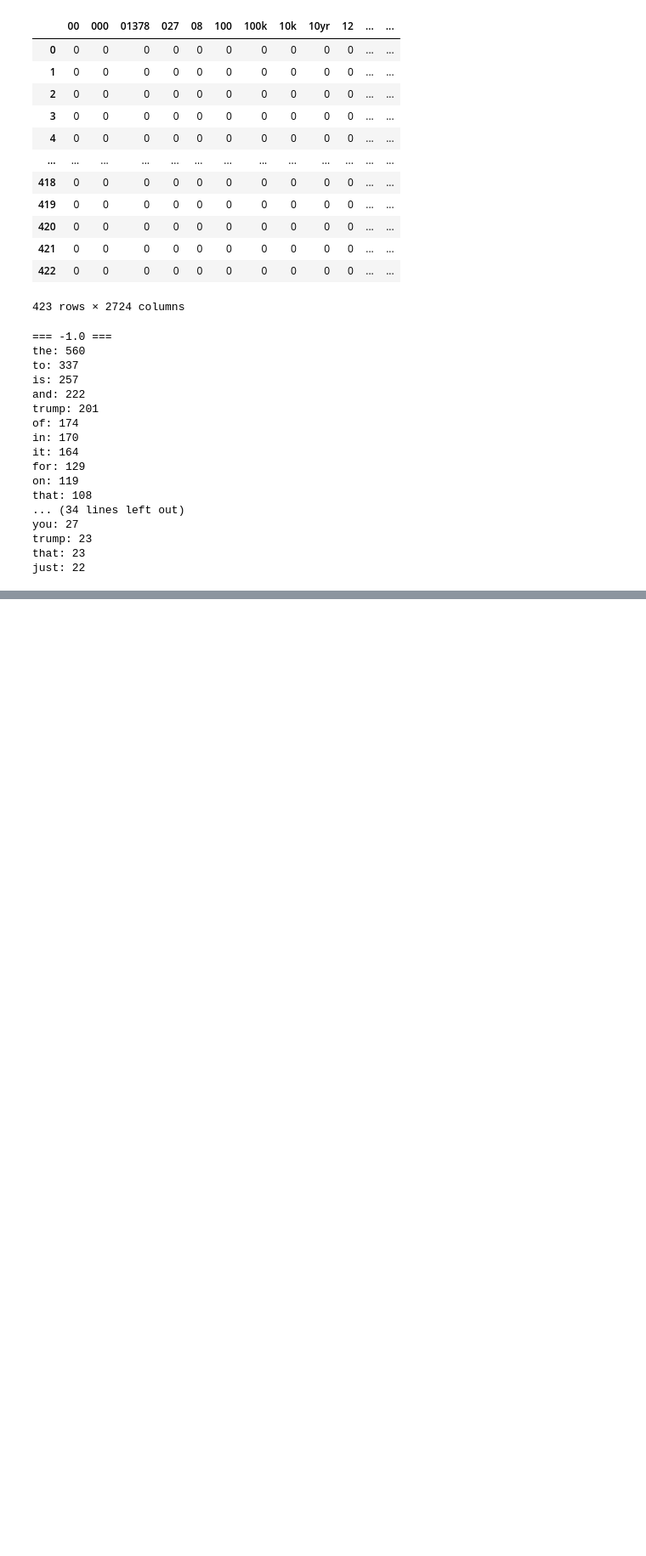
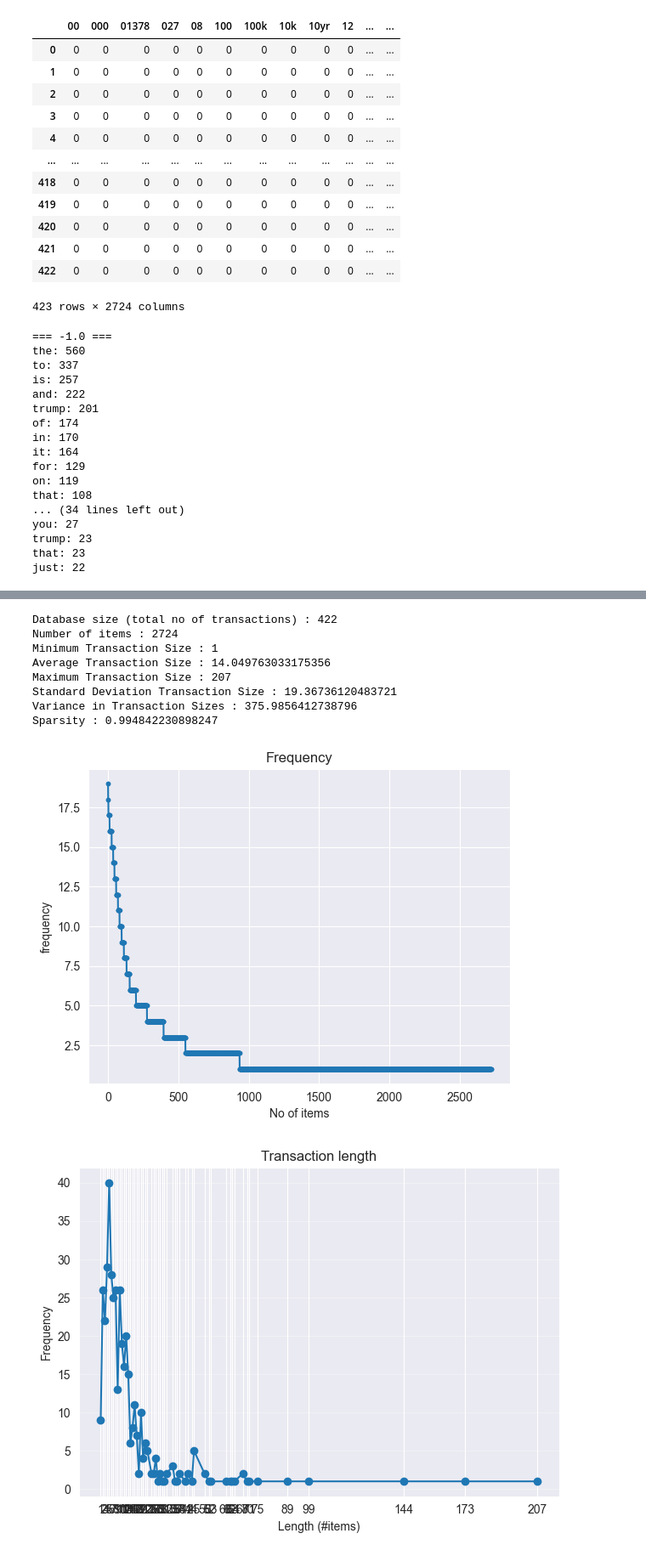
Before and after one commit to nguyentr0101/DM2025-Lab1-Exercise, a Jupyter notebook: DM2025-Lab1-Homework.ipynb, the cells around one changed output, grey strips where cells are left out. Shown at 85% size. Saved outputs shown, nothing was run; the diff lists cells and outputs as text; code cells hidden in the pictures; blank space fills up the shorter version.

```diff
--- a/DM2025-Lab1-Homework.ipynb
+++ b/DM2025-Lab1-Homework.ipynb
@@ -847,0 +870,17 @@ just: 22
+# %%
+from PAMI.extras.dbStats import TransactionalDatabase as tds
+obj = tds.TransactionalDatabase('td_freq_db_neutral.csv')
+obj.run()
+obj.printStats()
+obj.plotGraphs()
+# %% [output]
+Database size (total no of transactions) : 422
+Number of items : 2724
+Minimum Transaction Size : 1
+Average Transaction Size : 14.049763033175356
+Maximum Transaction Size : 207
+Standard Deviation Transaction Size : 19.36736120483721
+Variance in Transaction Sizes : 375.9856412738796
+Sparsity : 0.994842230898247
+[figure, added]
+[figure, added]
```
Also changed, not shown: parts of 32 cells of this notebook, 1 other file.
